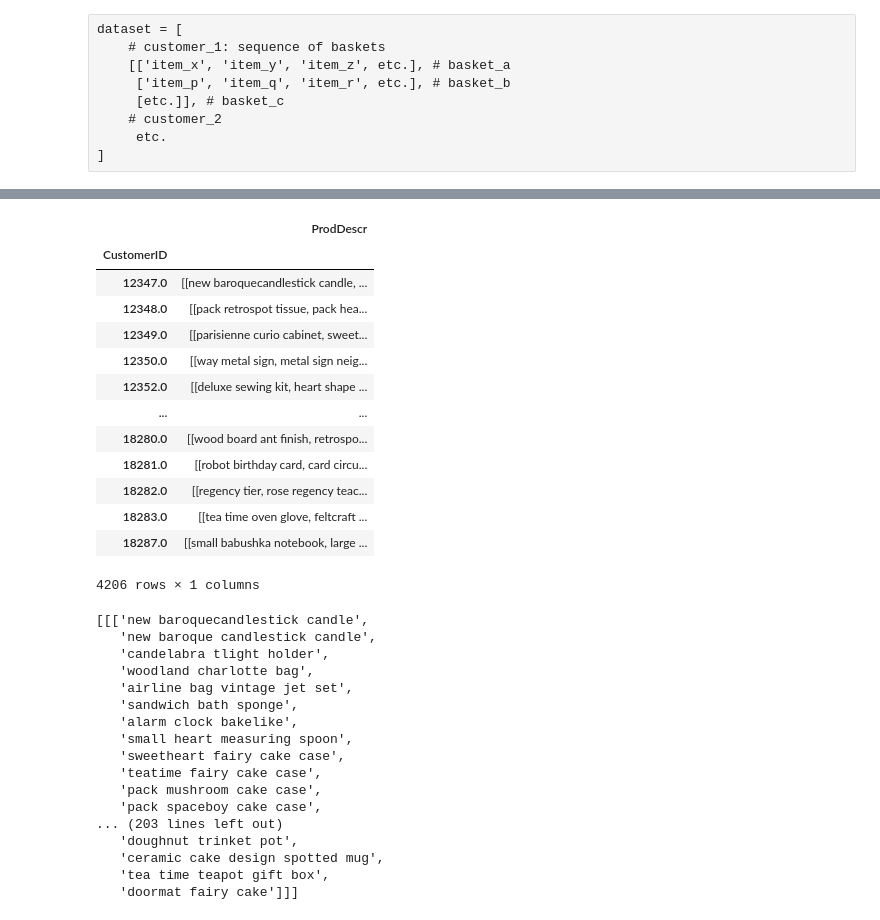
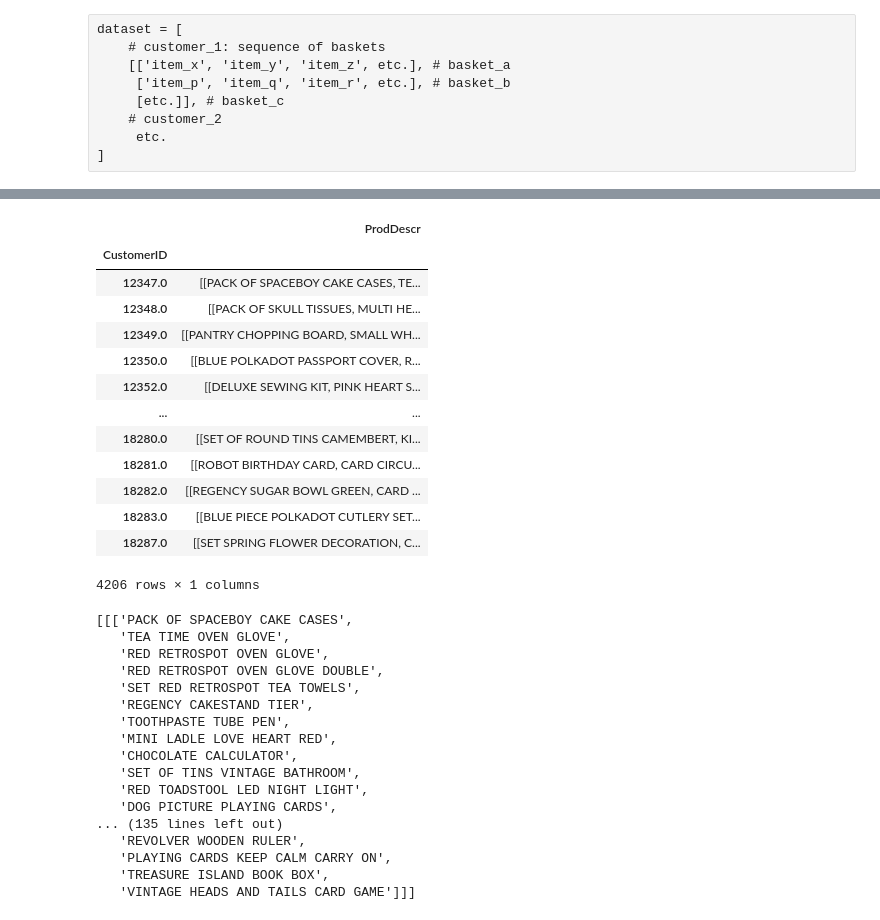
Before and after one commit to dmeoli/OnlineRetail, a Jupyter notebook: notebooks/4_sequential_pattern_mining.ipynb, the cells around one changed output, grey strips where cells are left out. Saved outputs shown, nothing was run; the diff lists cells and outputs as text; code cells hidden in the pictures.

```diff
--- a/notebooks/4_sequential_pattern_mining.ipynb
+++ b/notebooks/4_sequential_pattern_mining.ipynb
@@ -60,3 +41,0 @@ def lemmatize_descr(descr):
-# %%
-df['ProdDescr'] = df['ProdDescr'].apply(lemmatize_descr)
-df
@@ -389,7 +407,7 @@ dataset = [
      etc.
 ]
 # %%
-baskets_sequence = pd.DataFrame(df.groupby(['CustomerID', 'BasketID', 'BasketDate'])['ProdDescr'].apply(list)).sort_values('BasketDate')
+baskets_sequence = pd.DataFrame(df.sort_values('BasketDate').groupby(['CustomerID', 'BasketID', 'BasketDate'])['ProdDescr'].apply(list))
 baskets_sequence
 # %% [output]
 |  |  |  | ProdDescr |
@@ -408,6 +426 @@ baskets_sequence
 16950 rows × 1 columns
-# %%
-from itertools import groupby
-
-baskets_sequence['ProdDescr'] = baskets_sequence['ProdDescr'].apply(lambda prods: [prod[0] for prod in groupby(prods)]) # removing consecutive duplicates
-baskets_sequence
@@ -429,38 +427,39 @@ baskets_sequence
 # %%
-baskets_sequence = pd.DataFrame(baskets_sequence.groupby('CustomerID')['ProdDescr'].apply(list))
+baskets_sequence = pd.DataFrame(baskets_sequence.sort_values('BasketDate').groupby('CustomerID')['ProdDescr'].apply(list))
 baskets_sequence
 # %% [output]
 |  | ProdDescr |
 | CustomerID |  |
-| 12347.0 | [[new baroquecandlestick candle, ... |
-| 12348.0 | [[pack retrospot tissue, pack hea... |
-| 12349.0 | [[parisienne curio cabinet, sweet... |
-| 12350.0 | [[way metal sign, metal sign neig... |
-| 12352.0 | [[deluxe sewing kit, heart shape ... |
+| 12347.0 | [[PACK OF SPACEBOY CAKE CASES, TE... |
+| 12348.0 | [[PACK OF SKULL TISSUES, MULTI HE... |
+| 12349.0 | [[PANTRY CHOPPING BOARD, SMALL WH... |
+| 12350.0 | [[BLUE POLKADOT PASSPORT COVER, R... |
+| 12352.0 | [[DELUXE SEWING KIT, PINK HEART S... |
 | ... | ... |
-| 18280.0 | [[wood board ant finish, retrospo... |
-| 18281.0 | [[robot birthday card, card circu... |
-| 18282.0 | [[regency tier, rose regency teac... |
-| 18283.0 | [[tea time oven glove, feltcraft ... |
-| 18287.0 | [[small babushka notebook, large ... |
+| 18280.0 | [[SET OF ROUND TINS CAMEMBERT, KI... |
+| 18281.0 | [[ROBOT BIRTHDAY CARD, CARD CIRCU... |
+| 18282.0 | [[REGENCY SUGAR BOWL GREEN, CARD ... |
+| 18283.0 | [[BLUE PIECE POLKADOT CUTLERY SET... |
+| 18287.0 | [[SET SPRING FLOWER DECORATION, C... |
 4206 rows × 1 columns
 # %%
-baskets_sequence['ProdDescr'].tolist()[:3]
+baskets_sequence = baskets_sequence['ProdDescr'].tolist()
+baskets_sequence[:1]
 # %% [output]
-[[['new baroquecandlestick candle',
-   'new baroque candlestick candle',
-   'candelabra tlight holder',
-   'woodland charlotte bag',
-   'airline bag vintage jet set',
-   'sandwich bath sponge',
-   'alarm clock bakelike',
-   'small heart measuring spoon',
-   'sweetheart fairy cake case',
-   'teatime fairy cake case',
-   'pack mushroom cake case',
-   'pack spaceboy cake case',
-... (203 lines left out)
-   'doughnut trinket pot',
-   'ceramic cake design spotted mug',
-   'tea time teapot gift box',
-   'doormat fairy cake']]]
+[[['PACK OF SPACEBOY CAKE CASES',
+   'TEA TIME OVEN GLOVE',
+   'RED RETROSPOT OVEN GLOVE',
+   'RED RETROSPOT OVEN GLOVE DOUBLE',
+   'SET RED RETROSPOT TEA TOWELS',
+   'REGENCY CAKESTAND TIER',
+   'TOOTHPASTE TUBE PEN',
+   'MINI LADLE LOVE HEART RED',
+   'CHOCOLATE CALCULATOR',
+   'SET OF TINS VINTAGE BATHROOM',
+   'RED TOADSTOOL LED NIGHT LIGHT',
+   'DOG PICTURE PLAYING CARDS',
+... (135 lines left out)
+   'REVOLVER WOODEN RULER',
+   'PLAYING CARDS KEEP CALM CARRY ON',
+   'TREASURE ISLAND BOOK BOX',
+   'VINTAGE HEADS AND TAILS CARD GAME']]]
```
Also changed, not shown: parts of 62 cells of this notebook.
